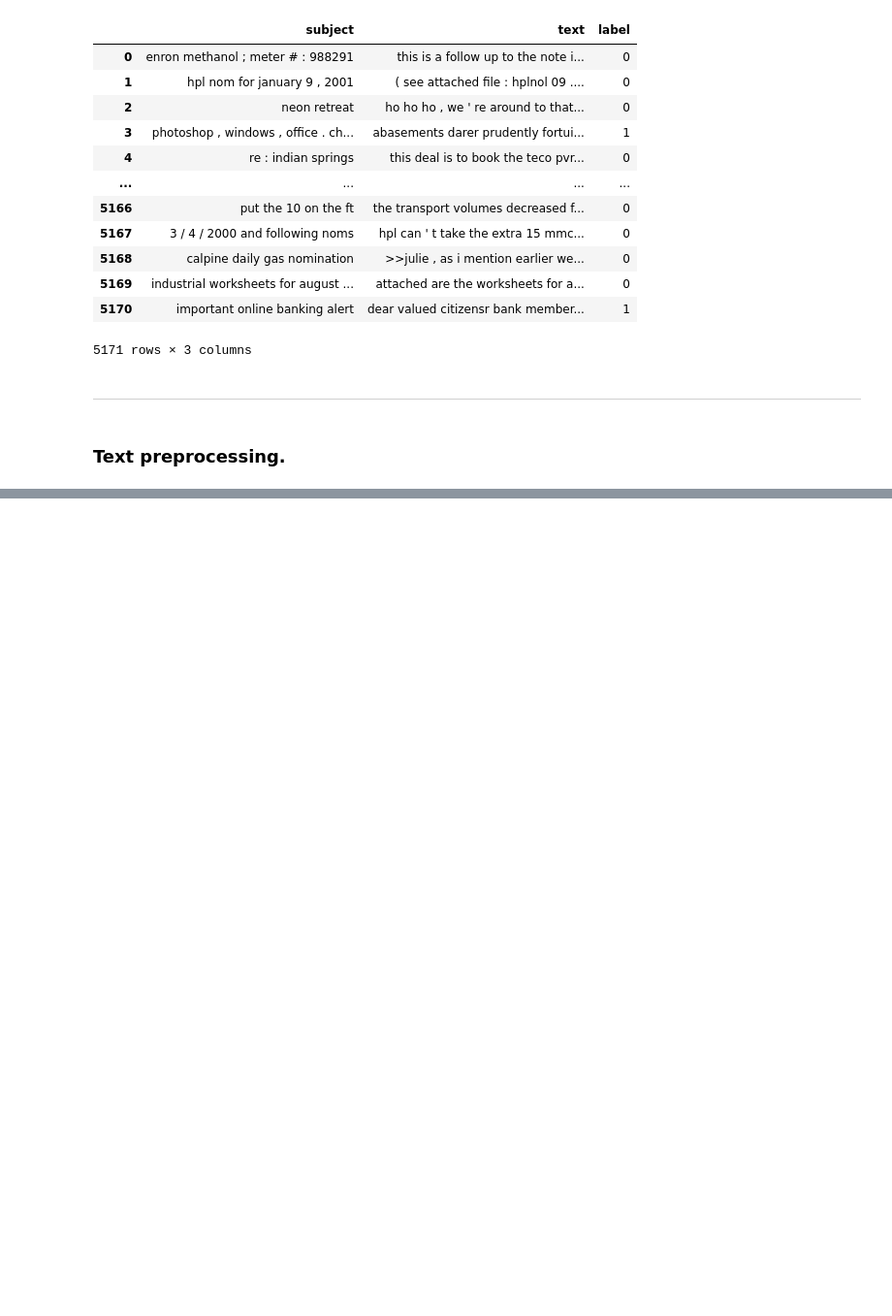
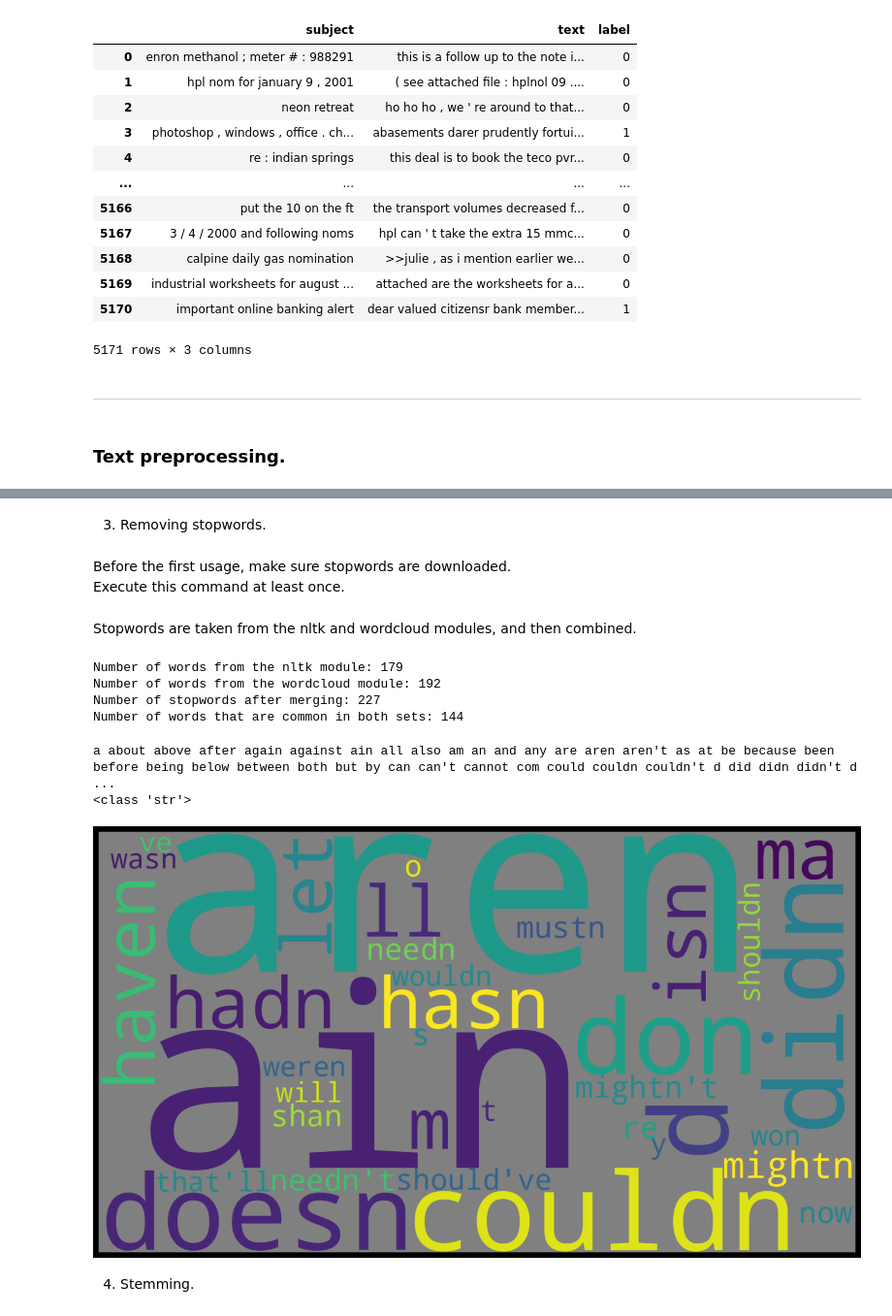
Before and after one commit to rezabungel/Spam-detection-using-MultinomialNB, a Jupyter notebook: code/dataset_preparation_and_analysis.ipynb, the cells around one changed output, grey strips where cells are left out. Shown at 97% size. Cells and saved outputs as stored; diff of their text form; code cells hidden in the pictures; blank space fills up the shorter version.

```diff
--- a/code/dataset_preparation_and_analysis.ipynb
+++ b/code/dataset_preparation_and_analysis.ipynb
@@ -144,0 +167,5 @@ df
+# %% [markdown]
+3. Removing stopwords.
+# %% [markdown]
+Before the first usage, make sure stopwords are downloaded.
+Execute this command at least once.
@@ -144,0 +174,35 @@ df
+# %% [markdown]
+Stopwords are taken from the nltk and wordcloud modules, and then combined.
+# %%
+stop_words_n1 = set(nltk.corpus.stopwords.words('english'))
+stop_words_n2 = set(wordcloud.STOPWORDS)
+stop_words = set.union(stop_words_n1, stop_words_n2)
+
+print(f"Number of words from the nltk module: {len(stop_words_n1)}")
+print(f"Number of words from the wordcloud module: {len(stop_words_n2)}")
+print(f"Number of stopwords after merging: {len(stop_words)}")
+print(f"Number of words that are common in both sets: {len(stop_words_n2) + len(stop_words_n1) - len(stop_words)}")
+# %% [output]
+Number of words from the nltk module: 179
+Number of words from the wordcloud module: 192
+Number of stopwords after merging: 227
+Number of words that are common in both sets: 144
+# %%
+# Converting set elements to a string while preserving sorting order
+stop_words = ' '.join(sorted(str(stop_word) for stop_word in stop_words))
+
+print(stop_words)
+print(type(stop_words))
+
+# Generating word cloud (word_cloud)
+word_cloud = wordcloud.WordCloud(collocations=False, background_color='grey', width=1800, height=1000).generate(stop_words)
+
+# Displaying the word cloud image using plt.imshow
+plt.figure(figsize=(20,10), facecolor='black')
+plt.imshow(word_cloud, interpolation='bilinear')
+plt.axis("off")# Turning off axes
+plt.show()
+# %% [output]
+a about above after again against ain all also am an and any are aren aren't as at be because been before being below between both but by can can't cannot com could couldn couldn't d did didn didn't d ...
+<class 'str'>
+[figure, added]
@@ -144,0 +216,2 @@ df
+# %% [markdown]
+4. Stemming.
```
Also changed, not shown: parts of 8 cells of this notebook, 2 other files.
